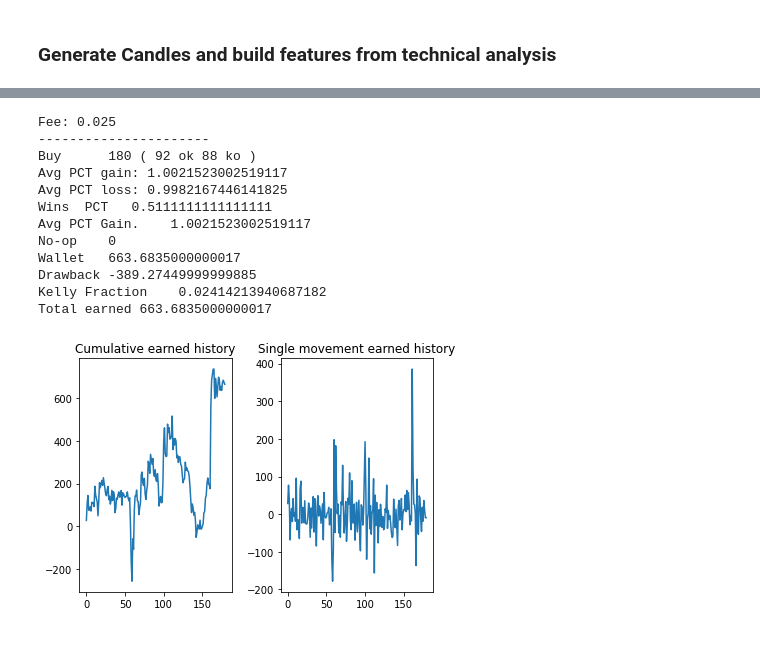
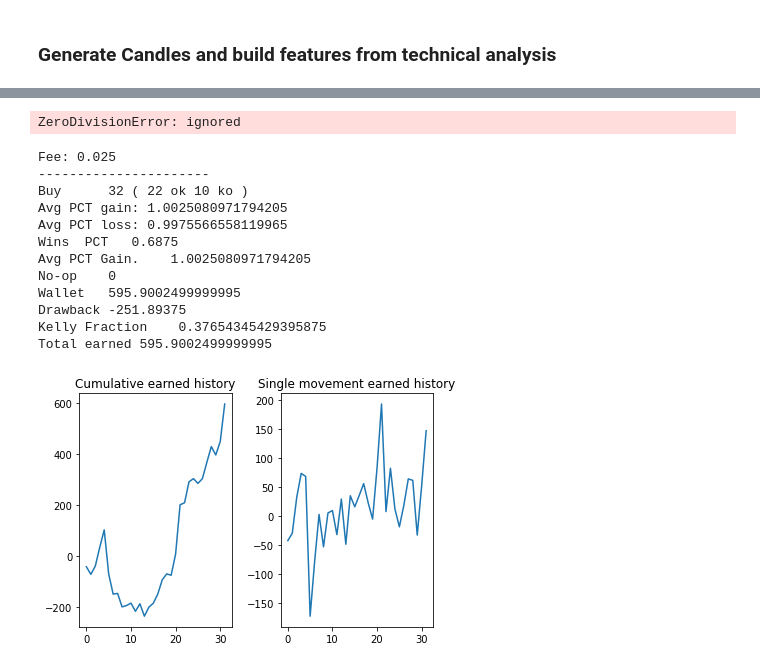
Before and after one commit to gabriele16/sats4u, a Jupyter notebook: colab/LSTM-CNN-BitCoin-Test-Trade.ipynb, the cells around one changed output, grey strips where cells are left out. Cells and saved outputs as stored; diff of their text form; code cells hidden in the pictures.

Commit message:
change backtest slightly

```diff
--- a/colab/LSTM-CNN-BitCoin-Test-Trade.ipynb
+++ b/colab/LSTM-CNN-BitCoin-Test-Trade.ipynb
@@ -160,20 +167,25 @@ df_preds_true.dropna().iloc[-new_time_steps:].plot()
 # %%
-total_wallet_history, single_wallet_history, wallet, kelly_frac = s2b.backtest_df(df_preds_true.dropna().iloc[-199:], ts_btc.step_back-30, long_short = "longshort", fee=0.025)
+total_wallet_history, single_wallet_history, wallet, kelly_frac = s2b.backtest_df(df_preds_true.dropna().iloc[-new_time_steps:], ts_btc.step_back, long_short = "long", fee=0.025)
 s2b.show_backtest_results(wallet,total_wallet_history,single_wallet_history)
 # %% [output]
-Fee: 0.025
-----------------------
-Buy      180 ( 92 ok 88 ko )
-Avg PCT gain: 1.0021523002519117
-Avg PCT loss: 0.9982167446141825
-Wins  PCT   0.5111111111111111
-Avg PCT Gain.    1.0021523002519117
-No-op    0
-Wallet   663.6835000000017
-Drawback -389.27449999999885
-Kelly Fraction    0.02414213940687182
-Total earned 663.6835000000017
+ZeroDivisionError: ignored
-[figure, removed]
+# %%
+total_wallet_history, single_wallet_history, wallet, kelly_frac = s2b.backtest_df(df_preds_true.dropna().iloc[-new_time_steps*2:], ts_btc.step_back, long_short = "long", fee=0.025)
+s2b.show_backtest_results(wallet,total_wallet_history,single_wallet_history)
+# %% [output]
+Fee: 0.025
+----------------------
+Buy      32 ( 22 ok 10 ko )
+Avg PCT gain: 1.0025080971794205
+Avg PCT loss: 0.9975566558119965
+Wins  PCT   0.6875
+Avg PCT Gain.    1.0025080971794205
+No-op    0
+Wallet   595.9002499999995
+Drawback -251.89375
+Kelly Fraction    0.37654345429395875
+Total earned 595.9002499999995
+[figure, added]
 # %%
 investment = 100.
 conservative_kelly = kelly_frac*.5
```
Also changed, not shown: parts of 13 cells of this notebook, 1 other file.
